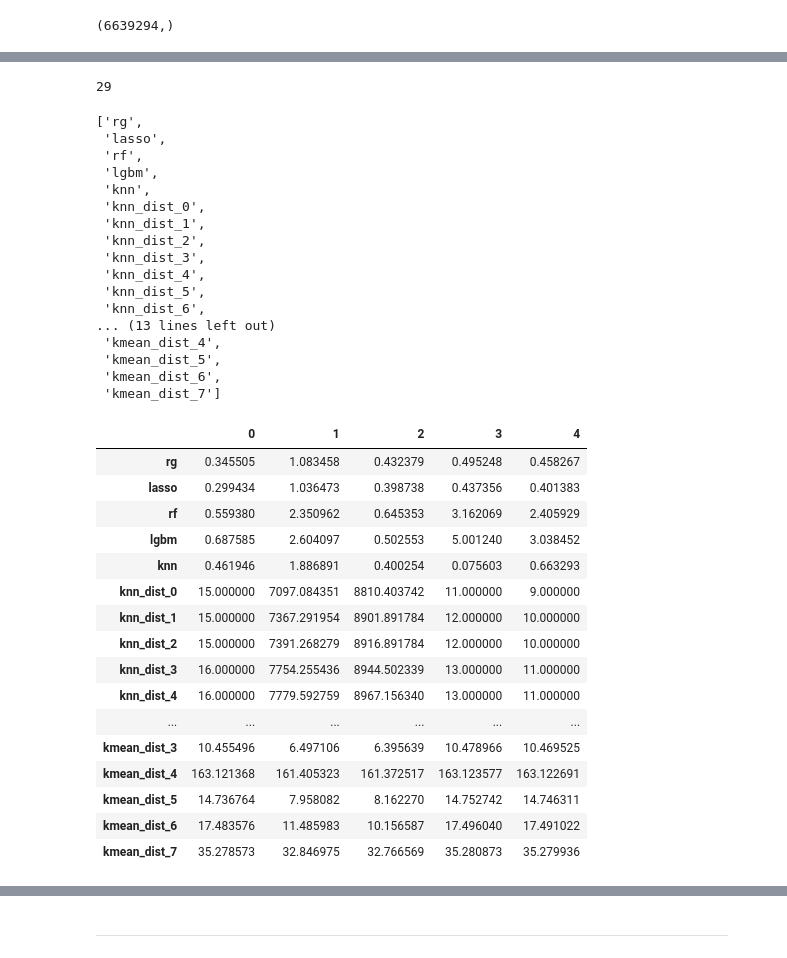
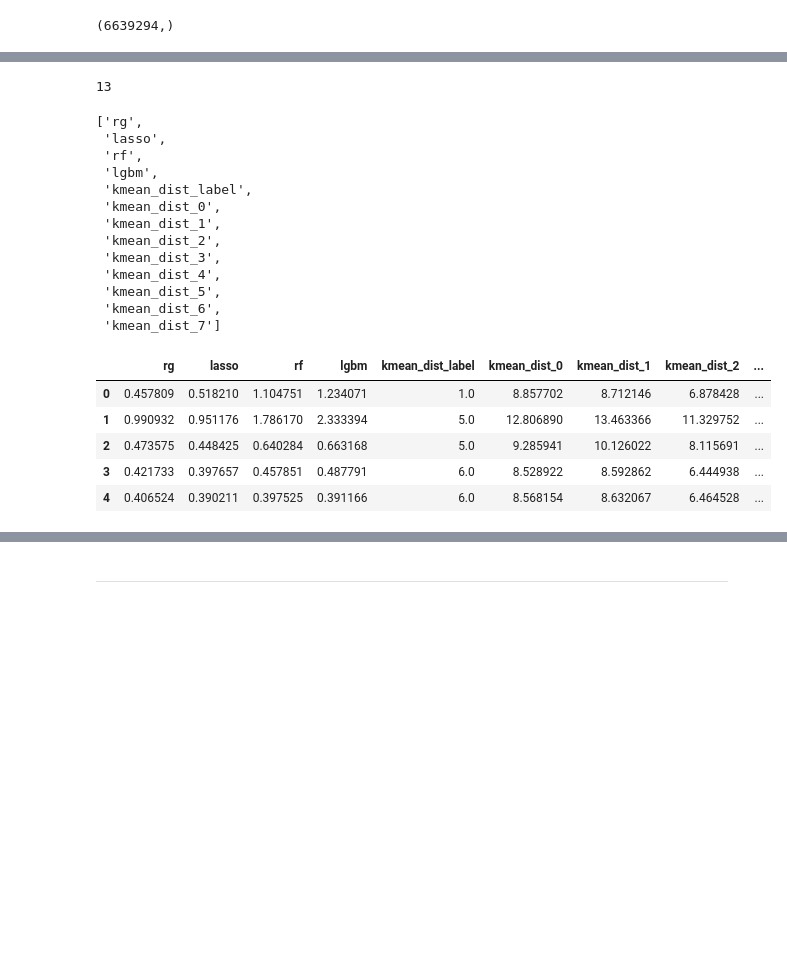
Before and after one commit to ihongChen/HowToWinKaggle, a Jupyter notebook: src/FirstLevelModel.ipynb, the cells around one changed output, grey strips where cells are left out. Saved outputs shown, nothing was run; the diff lists cells and outputs as text; code cells hidden in the pictures; blank space fills up the shorter version.

Commit message:
level2 [30,31], train on >12

```diff
--- a/src/FirstLevelModel.ipynb
+++ b/src/FirstLevelModel.ipynb
@@ -91,7 +94,7 @@ But I can't improve rmse with smaller datasets
 # %%
 train_dates = X_train.date_block_num
 
-mask = train_dates >= 0 # mask=0 : all consider
+mask = train_dates >= 12 # mask=0 : all consider , mask>=12
 X_train = X_train[mask]
 y_train = y_train[mask]
 
@@ -115,5 +118,8 @@ train_dates = X_train.date_block_num
 # %%
-level2_date_block = [27, 28, 29, 30, 31, 32]
+train_dates = X_train.date_block_num
+
+# level2_date_block = [27, 28, 29, 30, 31, 32]
+level2_date_block = [31,32]
 # level2_date_block = [32]
 level2_mask = train_dates.isin(level2_date_block)
 train_dates_level2 = train_dates[level2_mask]
@@ -580,14 +736,14 @@ mini_kmean = Pipeline([
 # %%
 def stage2_feature_generate():
 
-    print('Training supervised models')
+#     print('Training supervised models')
 
     all_preds = []
     for model_name, model in supervised_models.items():
 
         print(model_name, end=': ')
         preds = []
-        for cur_block in np.arange(27, 35, 1):
+        for cur_block in np.arange(31,35,1):#np.arange(27, 35, 1):
             X_tr = merge[merge_dates < cur_block].values ## ndarray
             y_tr = merge_y[merge_dates < cur_block]
             X_test = merge[merge_dates == cur_block].values
@@ -606,20 +762,21 @@ def stage2_feature_generate():
         print('')
 
     #knn:
-    print('knn')
-    X_tr = merge[merge_dates < 27].values
-    y_tr = merge_y[merge_dates < 27]
+#     print('knn')
+#     X_tr = merge[merge_dates < level2_date_block[0]].values
+#     y_tr = merge_y[merge_dates < level2_date_block[0]]
 
-    X_test = merge[merge_dates >= 27].values
-    knn.fit(X_tr, y_tr)
-    knn_pred = knn.predict(X_test)
-    knn_pred = np.clip(knn_pred, 0., 20.).reshape((len(knn_pred), 1))
-    knn_dist = knn.kneighbors(X_test, return_distance=True)[0] # distances
-    print(np.array(knn_dist).shape)
-    all_preds.append(knn_pred)
-    all_preds.append(knn_dist)
+#     X_test = merge[merge_dates >= level2_date_block[0]].values
+#     knn.fit(X_tr, y_tr)
+#     knn_pred = knn.predict(X_test)
+#     knn_pred = np.clip(knn_pred, 0., 20.).reshape((len(knn_pred), 1))
+#     knn_dist = knn.kneighbors(X_test, return_distance=True)[0] # distances
+#     print(np.array(knn_dist).shape)
+#     all_preds.append(knn_pred)
+#     all_preds.append(knn_dist)
 
     # kmeans
+    X_test = merge[merge_dates >= level2_date_block[0]].values # >=27
     mini_kmean.fit(merge.values)
     kmean_pred = mini_kmean.predict(X_test)
     kmean_dist = mini_kmean.transform(X_test)
@@ -642,25 +800,21 @@ knn
 # %%
-columns = ['rg', 'lasso', 'rf', 'lgbm', 'knn']
-columns.extend(['knn_dist_'+str(i) for i in range(15)])
+columns = ['rg', 'lasso', 'rf', 'lgbm'] ##'knn']
+# columns.extend(['knn_dist_'+str(i) for i in range(15)])
 columns.extend(['kmean_dist_label'])
 columns.extend(['kmean_dist_'+str(i) for i in range(8)])
 print(len(columns))
 columns
 # %% [output]
-29
+13
 ['rg',
  'lasso',
  'rf',
  'lgbm',
- 'knn',
- 'knn_dist_0',
- 'knn_dist_1',
- 'knn_dist_2',
- 'knn_dist_3',
- 'knn_dist_4',
- 'knn_dist_5',
- 'knn_dist_6',
-... (13 lines left out)
+ 'kmean_dist_label',
+ 'kmean_dist_0',
+ 'kmean_dist_1',
+ 'kmean_dist_2',
+ 'kmean_dist_3',
  'kmean_dist_4',
  'kmean_dist_5',
  'kmean_dist_6',
@@ -668,25 +822,14 @@ columns
 # %%
 stage2_df = pd.DataFrame(data=stage2_data, columns=columns)
 # %%
-stage2_df.head().T
+stage2_df.head()
 # %% [output]
-|  | 0 | 1 | 2 | 3 | 4 |
-| rg | 0.345505 | 1.083458 | 0.432379 | 0.495248 | 0.458267 |
-| lasso | 0.299434 | 1.036473 | 0.398738 | 0.437356 | 0.401383 |
-| rf | 0.559380 | 2.350962 | 0.645353 | 3.162069 | 2.405929 |
-| lgbm | 0.687585 | 2.604097 | 0.502553 | 5.001240 | 3.038452 |
-| knn | 0.461946 | 1.886891 | 0.400254 | 0.075603 | 0.663293 |
-| knn_dist_0 | 15.000000 | 7097.084351 | 8810.403742 | 11.000000 | 9.000000 |
-| knn_dist_1 | 15.000000 | 7367.291954 | 8901.891784 | 12.000000 | 10.000000 |
-| knn_dist_2 | 15.000000 | 7391.268279 | 8916.891784 | 12.000000 | 10.000000 |
-| knn_dist_3 | 16.000000 | 7754.255436 | 8944.502339 | 13.000000 | 11.000000 |
-| knn_dist_4 | 16.000000 | 7779.592759 | 8967.156340 | 13.000000 | 11.000000 |
-| ... | ... | ... | ... | ... | ... |
-| kmean_dist_3 | 10.455496 | 6.497106 | 6.395639 | 10.478966 | 10.469525 |
-| kmean_dist_4 | 163.121368 | 161.405323 | 161.372517 | 163.123577 | 163.122691 |
-| kmean_dist_5 | 14.736764 | 7.958082 | 8.162270 | 14.752742 | 14.746311 |
-| kmean_dist_6 | 17.483576 | 11.485983 | 10.156587 | 17.496040 | 17.491022 |
-| kmean_dist_7 | 35.278573 | 32.846975 | 32.766569 | 35.280873 | 35.279936 |
+|  | rg | lasso | rf | lgbm | kmean_dist_label | kmean_dist_0 | kmean_dist_1 | kmean_dist_2 | ... |
+| 0 | 0.457809 | 0.518210 | 1.104751 | 1.234071 | 1.0 | 8.857702 | 8.712146 | 6.878428 | ... |
+| 1 | 0.990932 | 0.951176 | 1.786170 | 2.333394 | 5.0 | 12.806890 | 13.463366 | 11.329752 | ... |
+| 2 | 0.473575 | 0.448425 | 0.640284 | 0.663168 | 5.0 | 9.285941 | 10.126022 | 8.115691 | ... |
+| 3 | 0.421733 | 0.397657 | 0.457851 | 0.487791 | 6.0 | 8.528922 | 8.592862 | 6.444938 | ... |
+| 4 | 0.406524 | 0.390211 | 0.397525 | 0.391166 | 6.0 | 8.568154 | 8.632067 | 6.464528 | ... |
 # %%
 stage2_io = pd.HDFStore('../data/feat/stage2_data.h5')
 stage2_io['stage2_df'] = stage2_df
```
Also changed, not shown: parts of 75 cells of this notebook, 3 other files.
